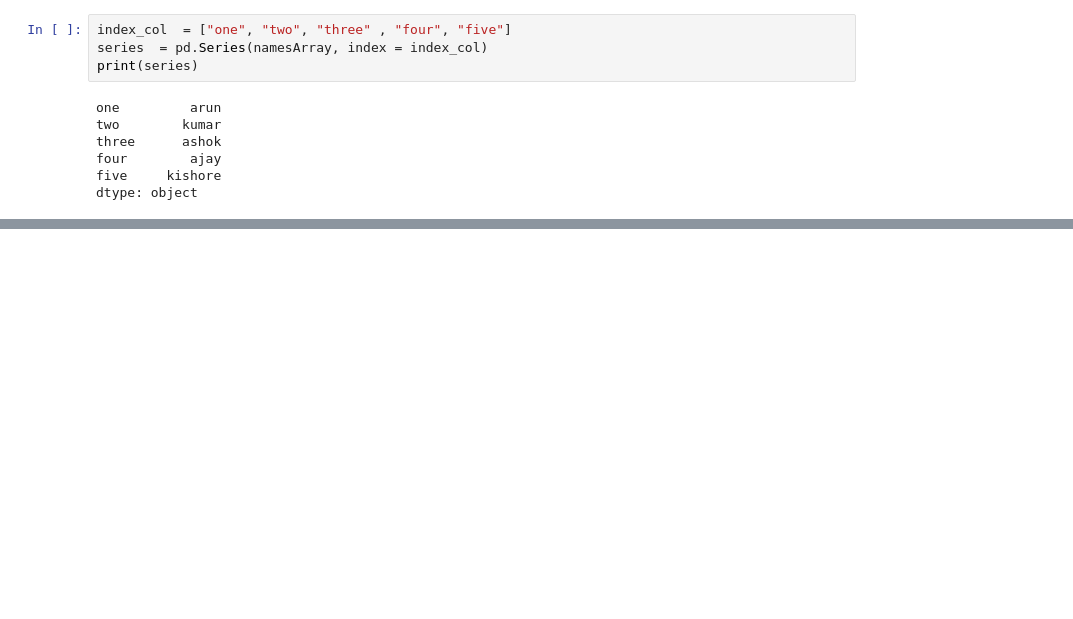
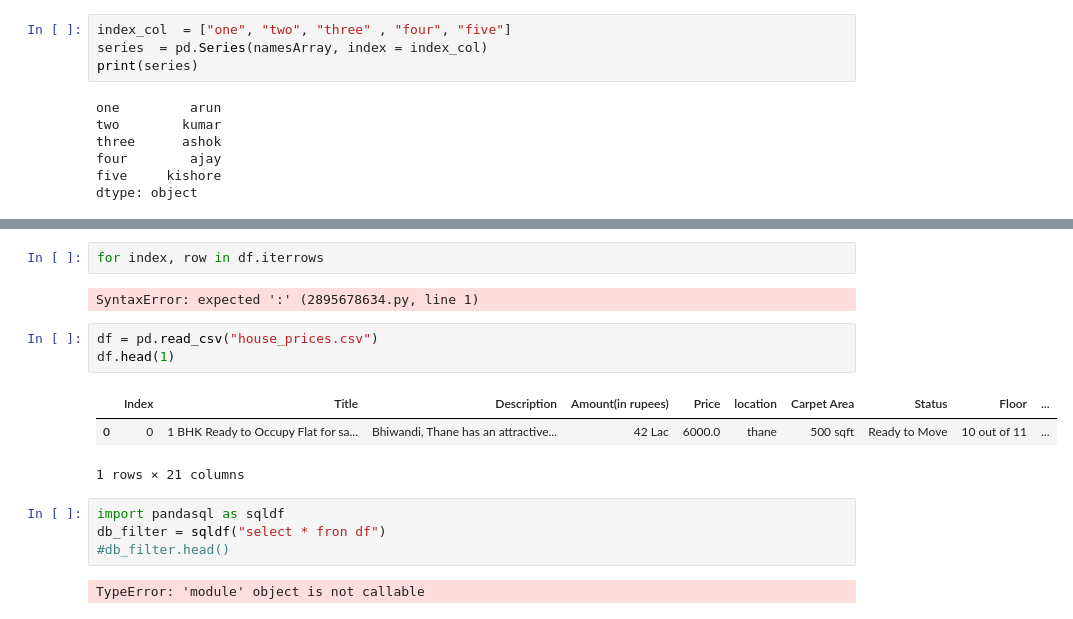
Before and after one commit to shijujohn1093/python-streamlet, a Jupyter notebook: course3.ipynb, the cells around one changed output, grey strips where cells are left out. Cells and saved outputs as stored; diff of their text form; blank space fills up the shorter version.

```diff
--- a/course3.ipynb
+++ b/course3.ipynb
@@ -116,0 +499,17 @@ sample_dict  = {"a":1, "b":2, "c":3 , "d":4, "e":5}
+# %%
+for index, row in df.iterrows
+# %% [output]
+SyntaxError: expected ':' (2895678634.py, line 1)
+# %%
+df = pd.read_csv("house_prices.csv")
+df.head(1)
+# %% [output]
+|  | Index | Title | Description | Amount(in rupees) | Price | location | Carpet Area | Status | Floor | ... |
+| 0 | 0 | 1 BHK Ready to Occupy Flat for sa... | Bhiwandi, Thane has an attractive... | 42 Lac | 6000.0 | thane | 500 sqft | Ready to Move | 10 out of 11 | ... |
+1 rows × 21 columns
+# %%
+import pandasql as sqldf
+db_filter = sqldf("select * fron df")
+#db_filter.head()
+# %% [output]
+TypeError: 'module' object is not callable
```
Also changed, not shown: parts of 32 cells of this notebook, 47 other files.
